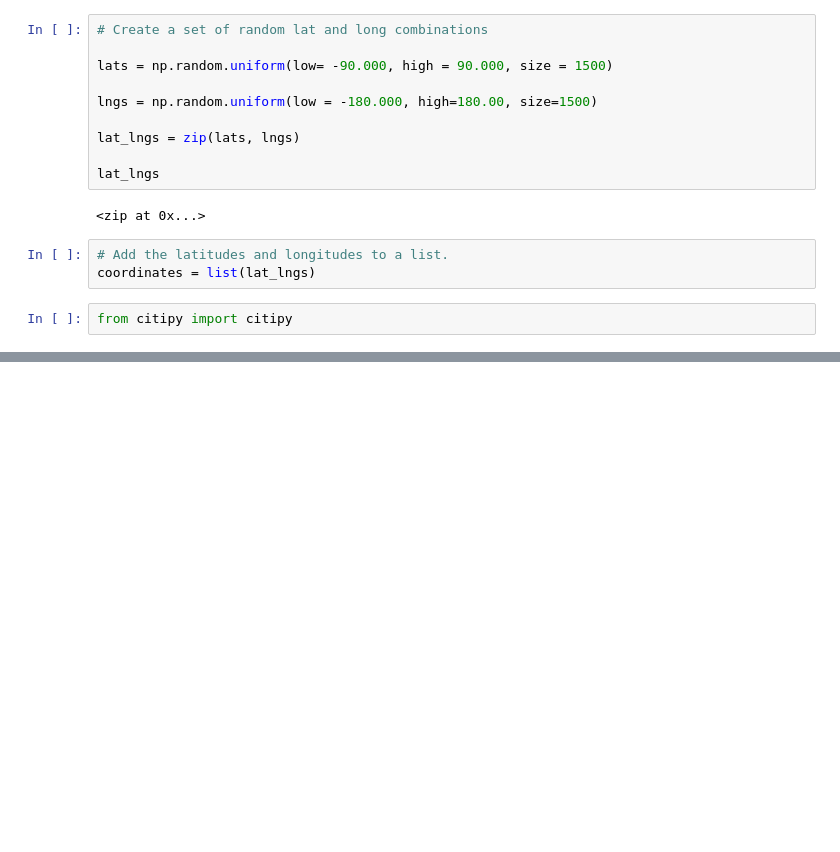
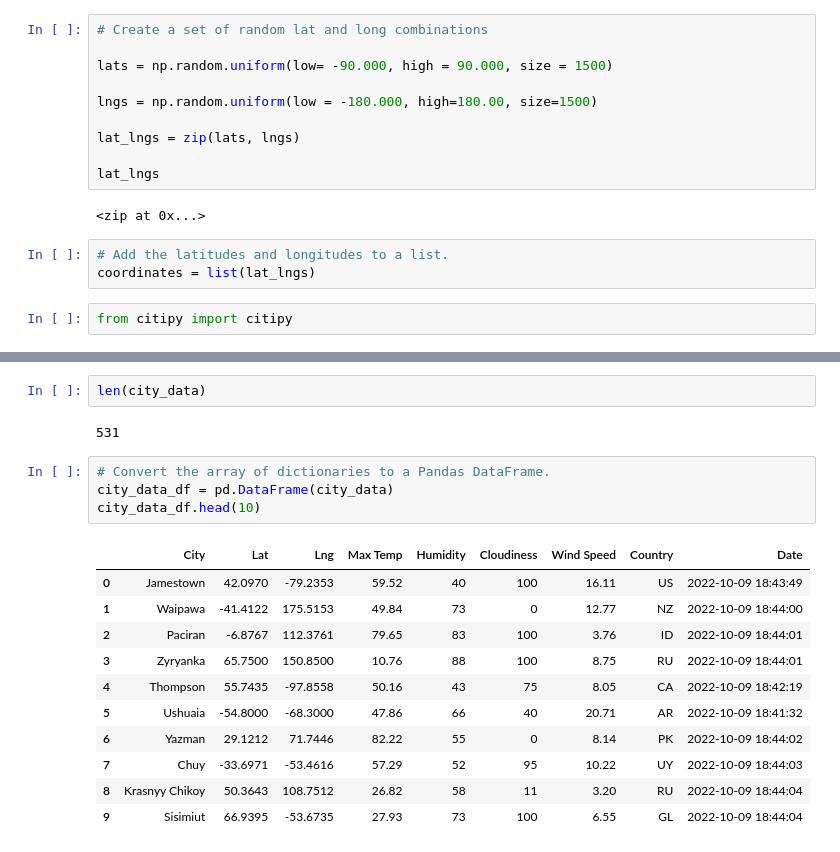
Before and after one commit to Adam-Warrick/world_weather_analysis, a Jupyter notebook: weatherpy.ipynb, the cells around one changed output, grey strips where cells are left out. Cells and saved outputs as stored; diff of their text form; blank space fills up the shorter version.

```diff
--- a/weatherpy.ipynb
+++ b/weatherpy.ipynb
@@ -45,0 +150,20 @@ len(cities)
+# %%
+len(city_data)
+# %% [output]
+531
+# %%
+# Convert the array of dictionaries to a Pandas DataFrame.
+city_data_df = pd.DataFrame(city_data)
+city_data_df.head(10)
+# %% [output]
+|  | City | Lat | Lng | Max Temp | Humidity | Cloudiness | Wind Speed | Country | Date |
+| 0 | Jamestown | 42.0970 | -79.2353 | 59.52 | 40 | 100 | 16.11 | US | 2022-10-09 18:43:49 |
+| 1 | Waipawa | -41.4122 | 175.5153 | 49.84 | 73 | 0 | 12.77 | NZ | 2022-10-09 18:44:00 |
+| 2 | Paciran | -6.8767 | 112.3761 | 79.65 | 83 | 100 | 3.76 | ID | 2022-10-09 18:44:01 |
+| 3 | Zyryanka | 65.7500 | 150.8500 | 10.76 | 88 | 100 | 8.75 | RU | 2022-10-09 18:44:01 |
+| 4 | Thompson | 55.7435 | -97.8558 | 50.16 | 43 | 75 | 8.05 | CA | 2022-10-09 18:42:19 |
+| 5 | Ushuaia | -54.8000 | -68.3000 | 47.86 | 66 | 40 | 20.71 | AR | 2022-10-09 18:41:32 |
+| 6 | Yazman | 29.1212 | 71.7446 | 82.22 | 55 | 0 | 8.14 | PK | 2022-10-09 18:44:02 |
+| 7 | Chuy | -33.6971 | -53.4616 | 57.29 | 52 | 95 | 10.22 | UY | 2022-10-09 18:44:03 |
+| 8 | Krasnyy Chikoy | 50.3643 | 108.7512 | 26.82 | 58 | 11 | 3.20 | RU | 2022-10-09 18:44:04 |
+| 9 | Sisimiut | 66.9395 | -53.6735 | 27.93 | 73 | 100 | 6.55 | GL | 2022-10-09 18:44:04 |
```
Also changed, not shown: parts of 9 cells of this notebook.
